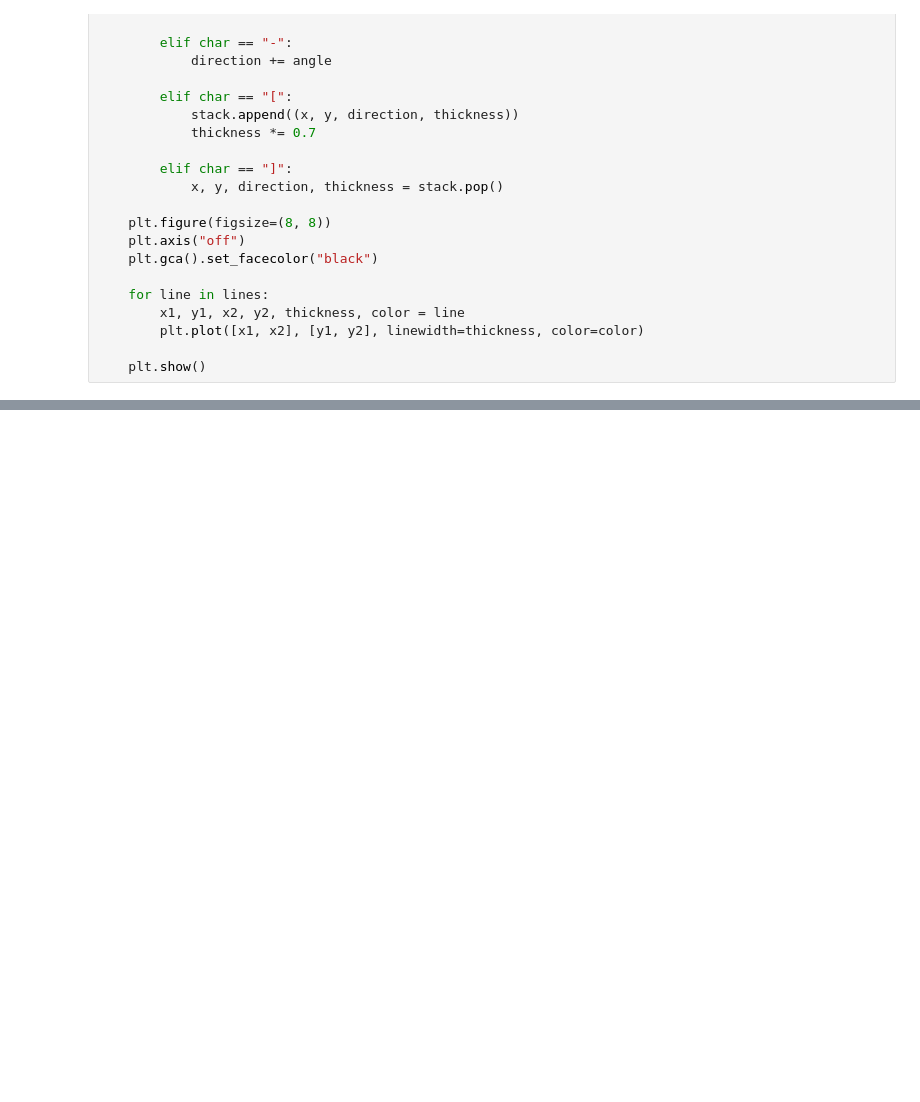
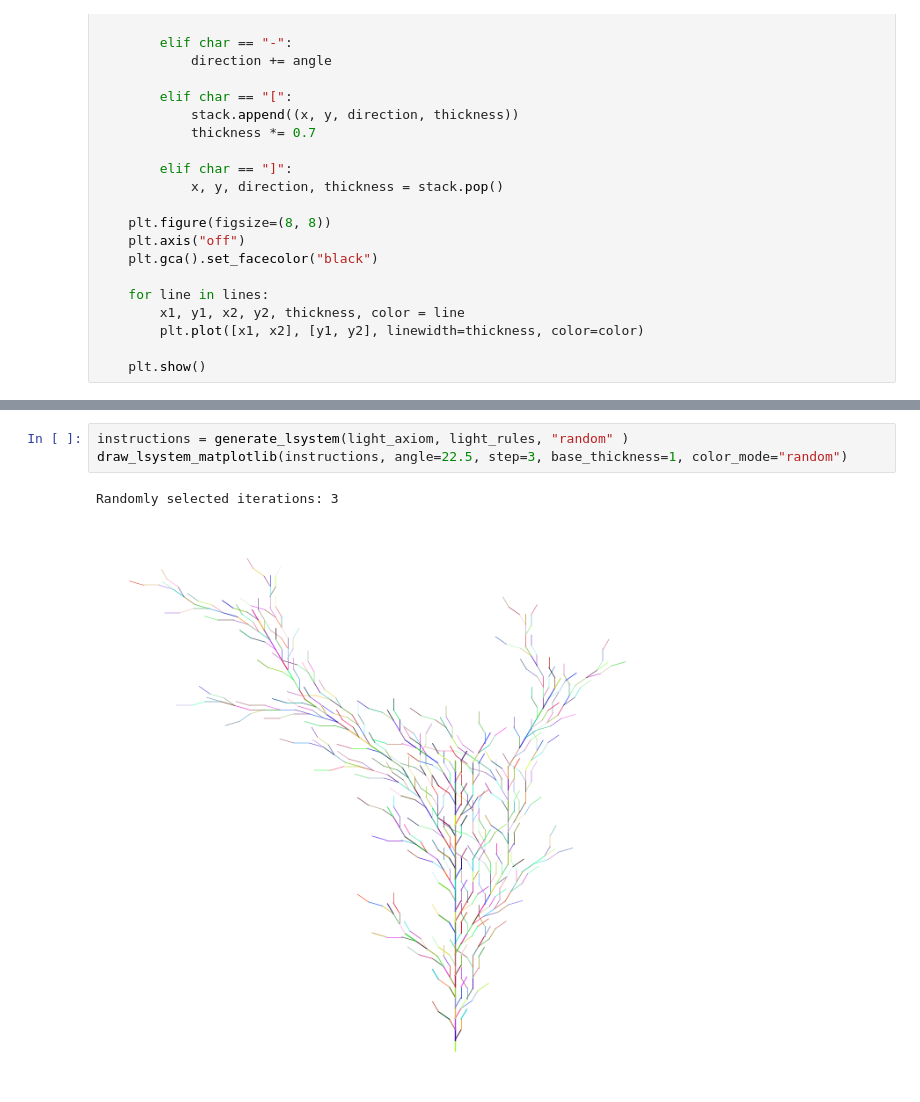
Before and after one commit to AfterALLo/Lab-3, a Jupyter notebook: l-systems.ipynb, the cells around one changed output, grey strips where cells are left out. Saved outputs shown, nothing was run; the diff lists cells and outputs as text; blank space fills up the shorter version.

```diff
--- a/l-systems.ipynb
+++ b/l-systems.ipynb
@@ -247 +256,7 @@ draw_lsystem_matplotlib(instructions, angle=22.5, step=5, base_thickness=5, colo
+# %%
+instructions = generate_lsystem(light_axiom, light_rules, "random" )
+draw_lsystem_matplotlib(instructions, angle=22.5, step=3, base_thickness=1, color_mode="random")
+# %% [output]
+Randomly selected iterations: 3
+[figure, added]
 # %%
```
Also changed, not shown: parts of 8 cells of this notebook.
